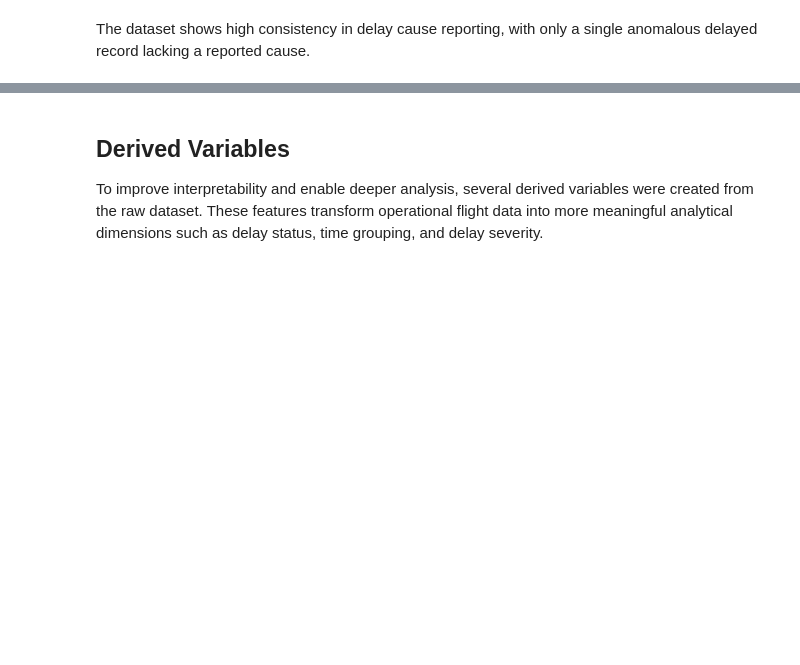
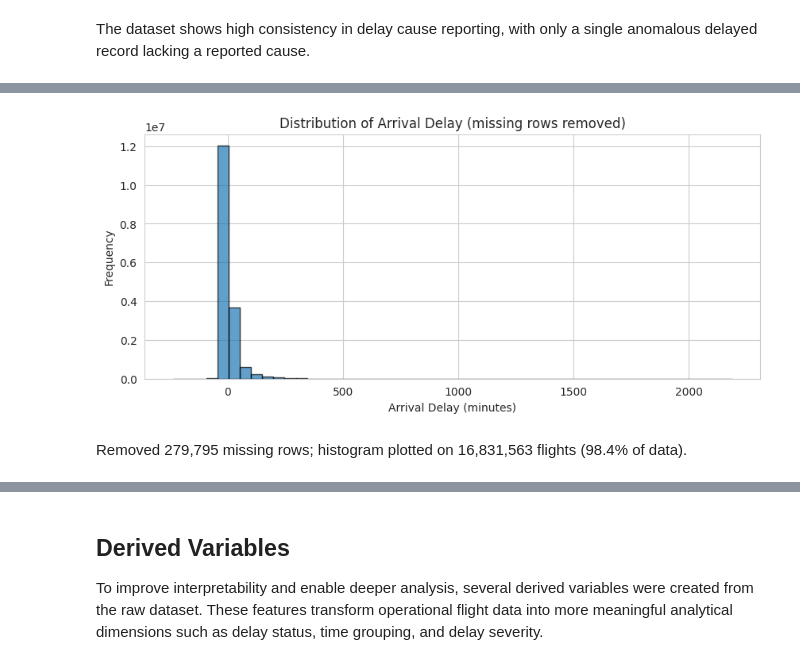
Before and after one commit to fermow/SBU-Data-Science-2026, a Jupyter notebook: Assignment_1/jupyter_notebooks_and_reports/eda/eda.ipynb, the cells around one changed output, grey strips where cells are left out. Drawn from its saved outputs; the diff is of its cells as text; code cells hidden in the pictures; blank space fills up the shorter version.

```diff
--- a/Assignment_1/jupyter_notebooks_and_reports/eda/eda.ipynb
+++ b/Assignment_1/jupyter_notebooks_and_reports/eda/eda.ipynb
@@ -154,0 +178,3 @@ Name: count, dtype: int64
+# %%
+df = df.drop(columns=["Unnamed: 27"])
+print(df.columns.tolist())
@@ -333,0 +368,13 @@ The dataset shows high consistency in delay cause reporting, with only a single
+# %%
+df_delay_clean = df.dropna(subset=['ARR_DELAY'])
+
+plt.figure(figsize=(10,4))
+plt.hist(df_delay_clean['ARR_DELAY'], bins=50, edgecolor='black', alpha=0.7)
+plt.title('Distribution of Arrival Delay (missing rows removed)')
+plt.xlabel('Arrival Delay (minutes)')
+plt.ylabel('Frequency')
+plt.show()
+# %% [output]
+[figure, added]
+# %% [markdown]
+ Removed 279,795 missing rows; histogram plotted on 16,831,563 flights (98.4% of data).
```
Also changed, not shown: parts of 17 cells of this notebook.
